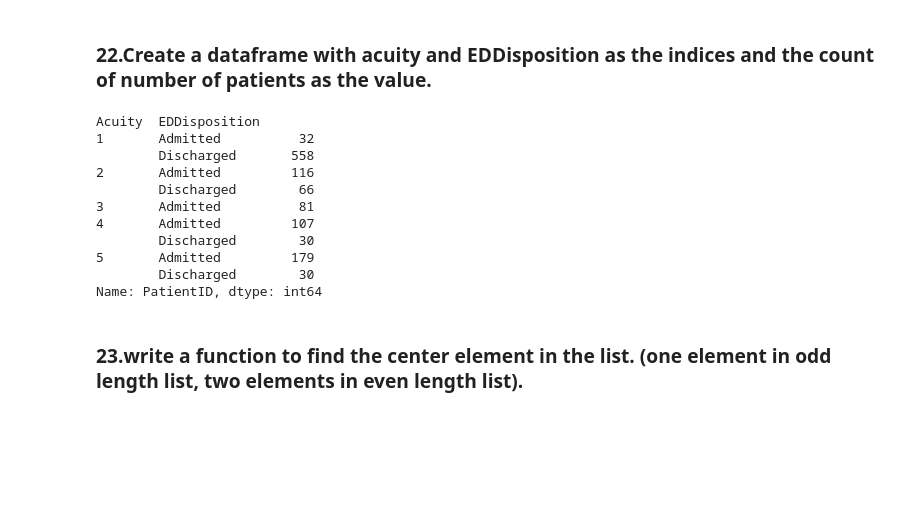
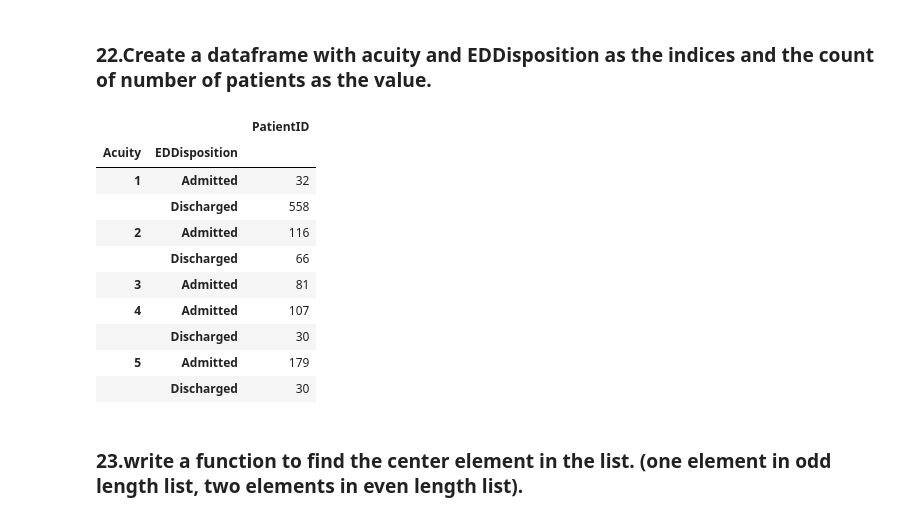
Before and after one commit to sita47/Py_charmers, a Jupyter notebook: Py_charmers.ipynb, the cells around one changed output. Saved outputs shown, nothing was run; the diff lists cells and outputs as text; code cells hidden in the pictures; blank space fills up the shorter version.

```diff
--- a/Py_charmers.ipynb
+++ b/Py_charmers.ipynb
@@ -429,19 +435,20 @@ df
 ### 22.Create a dataframe with acuity and EDDisposition as the indices and the count of number of patients as the value.
 # %%
 patientcount=df_ED.groupby(['Acuity','EDDisposition'])['PatientID'].count()
-patientcount
+Patient_count=pd.DataFrame(patientcount)
+Patient_count
 # %% [output]
-Acuity  EDDisposition
-1       Admitted          32
-        Discharged       558
-2       Admitted         116
-        Discharged        66
-3       Admitted          81
-4       Admitted         107
-        Discharged        30
-5       Admitted         179
-        Discharged        30
-Name: PatientID, dtype: int64
+|  |  | PatientID |
+| Acuity | EDDisposition |  |
+| 1 | Admitted | 32 |
+|  | Discharged | 558 |
+| 2 | Admitted | 116 |
+|  | Discharged | 66 |
+| 3 | Admitted | 81 |
+| 4 | Admitted | 107 |
+|  | Discharged | 30 |
+| 5 | Admitted | 179 |
+|  | Discharged | 30 |
 # %% [markdown]
 ### 23.write a function to find the center element in the list. (one element in odd length list,  two elements in even length list).
 # %%
```
Also changed, not shown: parts of 11 cells of this notebook.
